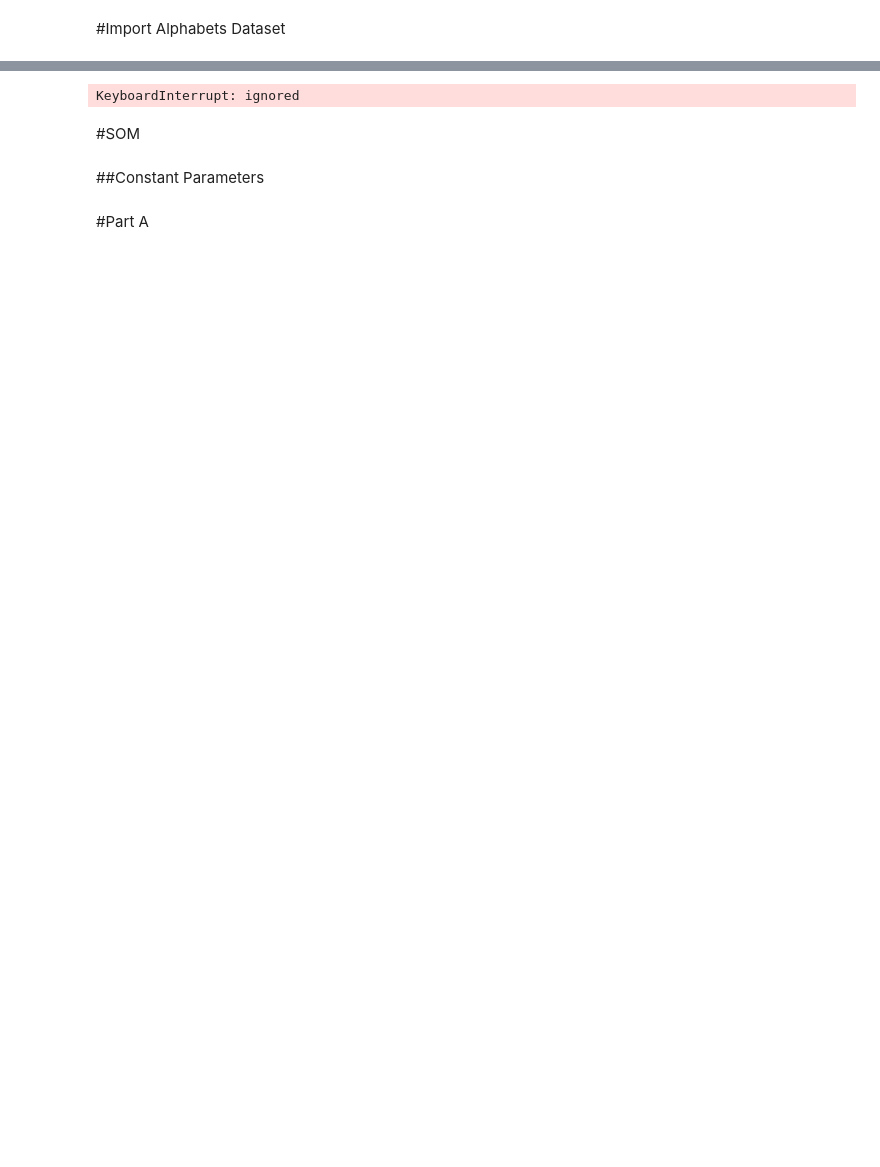
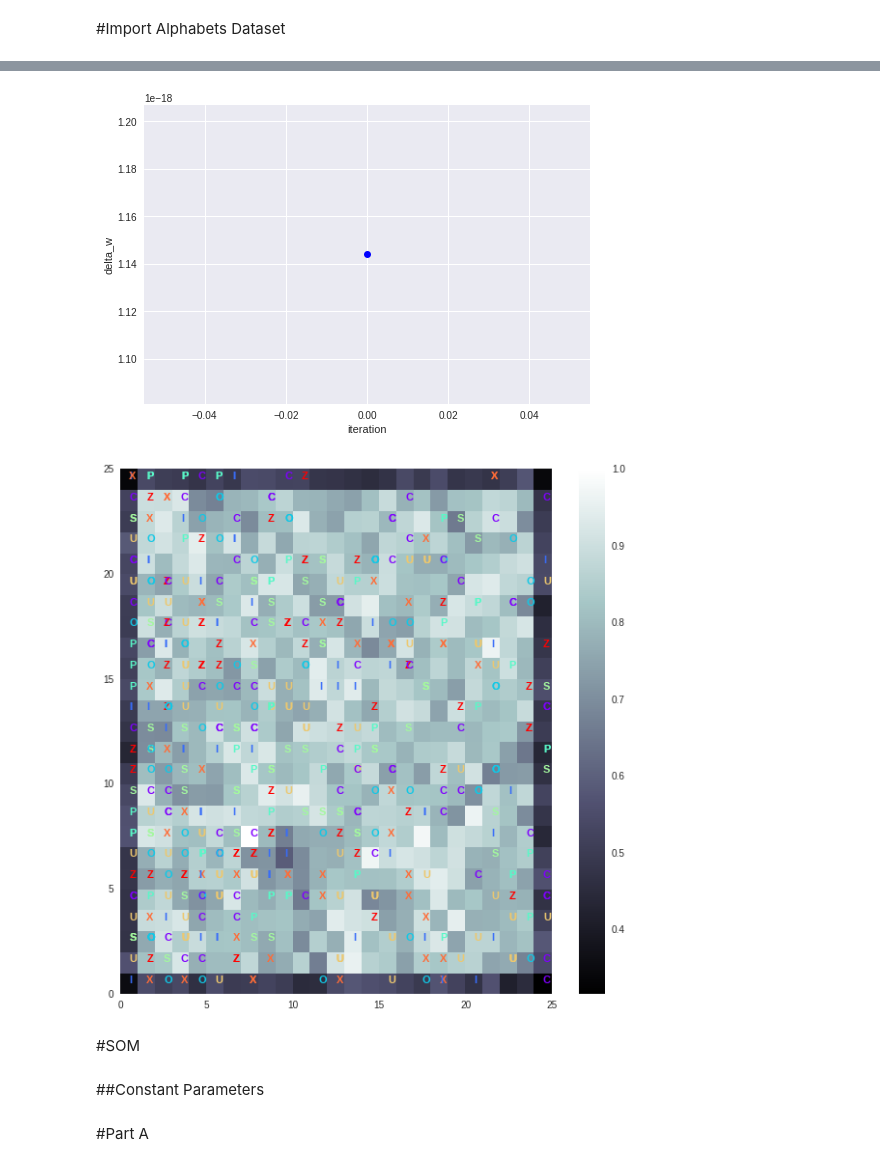
Before and after one commit to puraminy/mini_proj3, a Jupyter notebook: SOM.ipynb, the cells around one changed output, grey strips where cells are left out. Drawn from its saved outputs; the diff is of its cells as text; code cells hidden in the pictures; blank space fills up the shorter version.

```diff
--- a/SOM.ipynb
+++ b/SOM.ipynb
@@ -56,9 +50,9 @@ print(alphabet[1].shape)
 
 from mini_proj3.mysom import MiniSom
 
-som = MiniSom(x=25, y=25, input_len=28*28, sigma=0.5, learning_rate=1.0, neighborhood_function='gaussian')  # initialization of 25x25 SOM
+som = MiniSom(x=25, y=25, input_len=28*28, sigma=1, learning_rate=1.0, neighborhood_function='bubble')  # initialization of 25x25 SOM
 som.random_weights_init(alphabet)  # initialize weights with random values
-som.train_delta(alphabet, delta=0.001, max_iteration=4000)
+som.train_delta(alphabet, delta=0.0001, max_iteration=4000)
 
 plt.figure(figsize=(10, 10))
 
@@ -99,4 +93,5 @@ iteration= 3392 delta = 0.006088414703791506
-KeyboardInterrupt: ignored
+[figure, added]
+[figure, added]
 # %% [markdown]
 #SOM
 # %%
```
Also changed, not shown: parts of 6 cells of this notebook.
